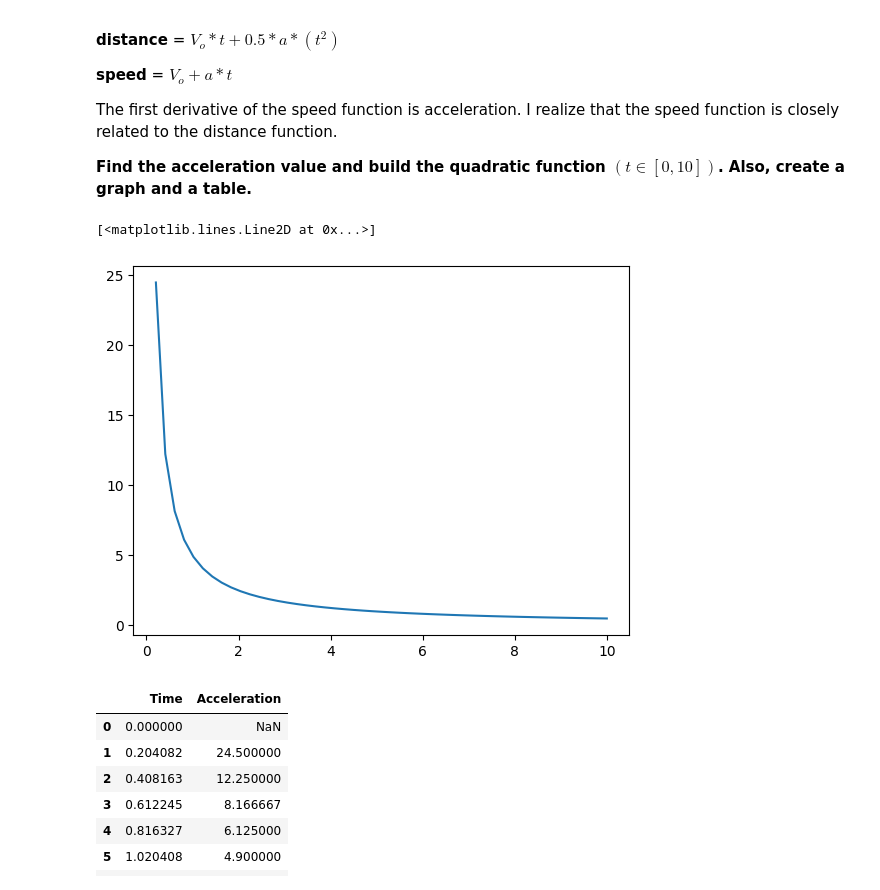
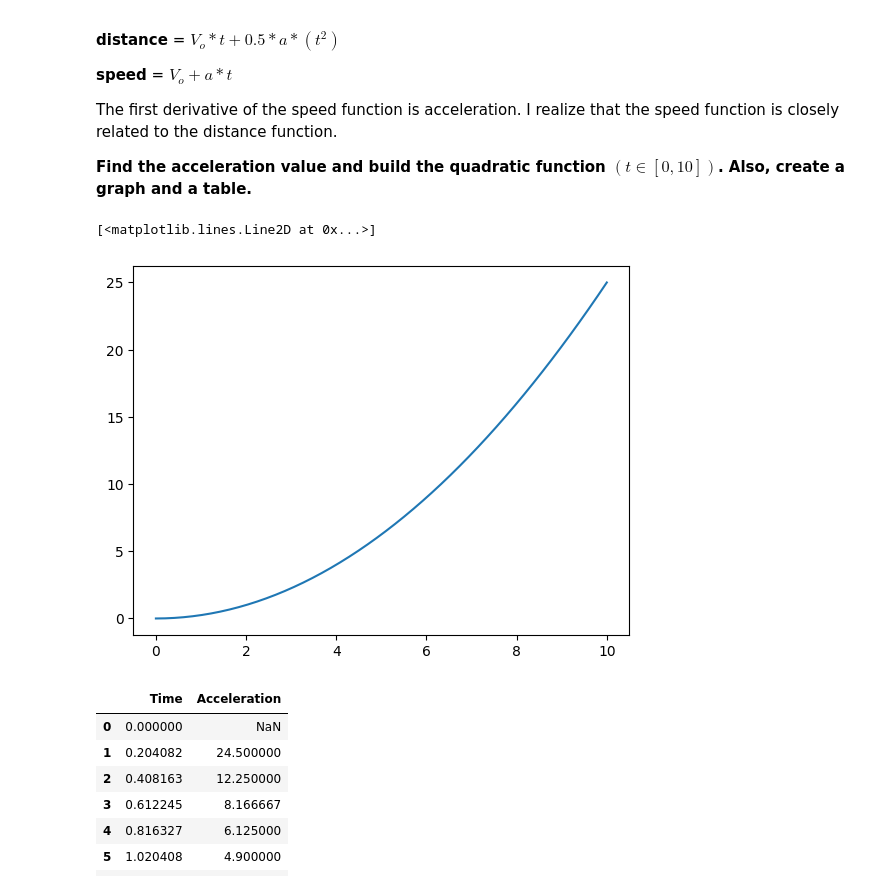
Before and after one commit to 4GeeksAcademy/bertuzzi-calculus-and-algebra-problems-with-python, a Jupyter notebook: notebook/problems.ipynb, the cells around one changed output. Drawn from its saved outputs; the diff is of its cells as text; code cells hidden in the pictures.

```diff
--- a/notebook/problems.ipynb
+++ b/notebook/problems.ipynb
@@ -75,14 +75,14 @@ The first derivative of the speed function is acceleration. I realize that the s
 **Find the acceleration value and build the quadratic function  $(t ∈ [0,10])$. Also, create a graph and a table.**
 # %%
 # Define and plot the quadratic funtion
-def acceleration(x): return (2.5*x)/(0.5*(x**2))
+def acceleration(x): return 1/2*0.5*(x**2)
 x = np.linspace(0,10)
 
 plt.figure()
 plt.plot(x,acceleration(x))
 # %% [output]
 [<matplotlib.lines.Line2D at 0x...>]
-[figure, old version]
+[figure, new version]
 # %%
 # Create a DataFrame
 acceleration_df = pd.DataFrame({'Time': x, 'Acceleration': acceleration(x)})
```
